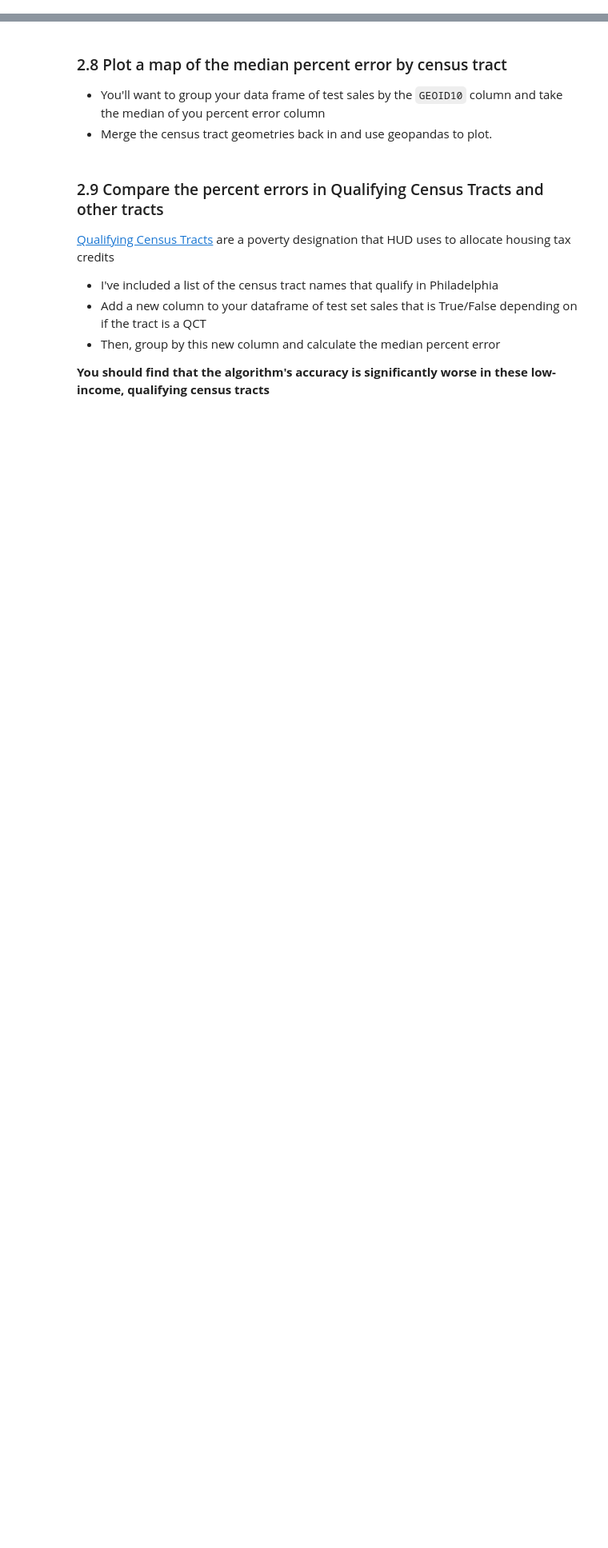
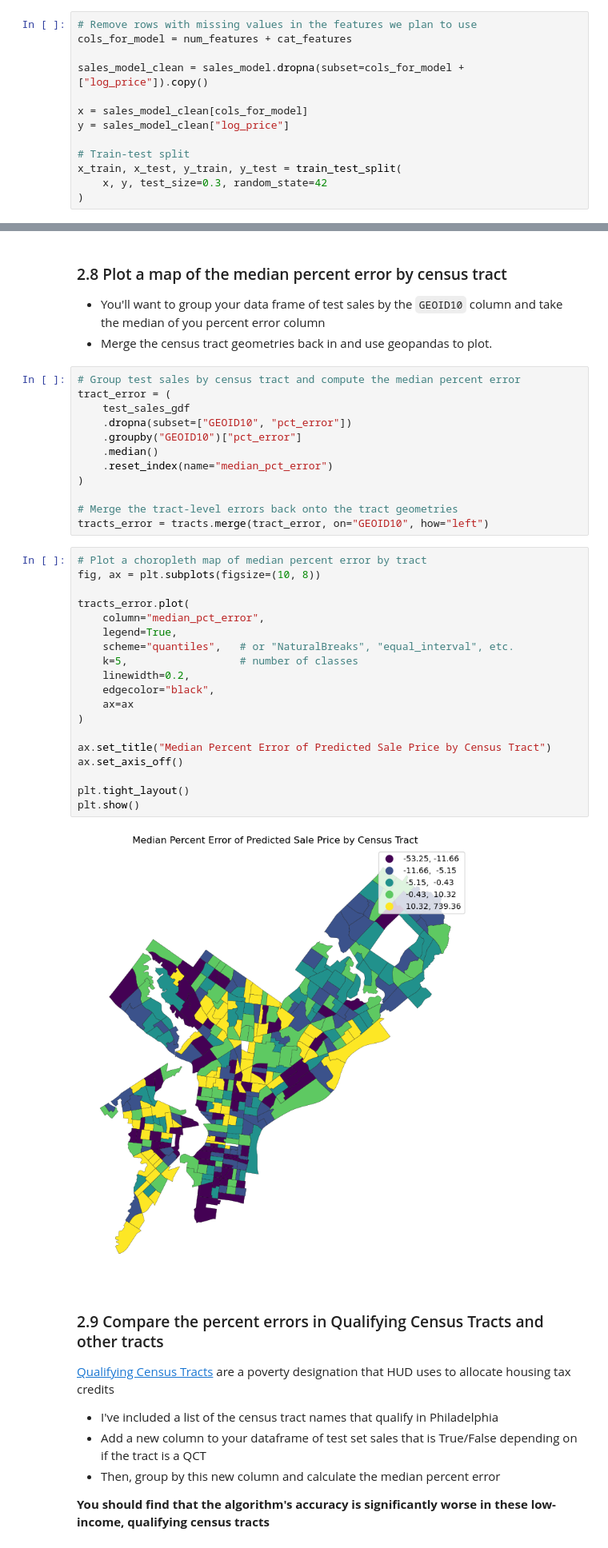
Before and after one commit to LingxuanGao/MUSA-5500-Geospatial-Data-Science-Python, a Jupyter notebook: assignment-6/assignment-6.ipynb, the cells around one changed output, grey strips where cells are left out. Shown at 80% size. Saved outputs shown, nothing was run; the diff lists cells and outputs as text; blank space fills up the shorter version.

```diff
--- a/assignment-6/assignment-6.ipynb
+++ b/assignment-6/assignment-6.ipynb
@@ -89,0 +208,13 @@ In this step, you should follow the steps outlined in lecture to preprocess and
+# %%
+# Remove rows with missing values in the features we plan to use
+cols_for_model = num_features + cat_features
+
+sales_model_clean = sales_model.dropna(subset=cols_for_model + ["log_price"]).copy()
+
+x = sales_model_clean[cols_for_model]
+y = sales_model_clean["log_price"]
+
+# Train-test split
+x_train, x_test, y_train, y_test = train_test_split(
+    x, y, test_size=0.3, random_state=42
+)
@@ -109,6 +354,39 @@ Create a data frame that has the property geometries, census tract data, and per
 
 - You'll want to group your data frame of test sales by the `GEOID10` column and take the median of you percent error column
 - Merge the census tract geometries back in and use geopandas to plot.
+# %%
+# Group test sales by census tract and compute the median percent error
+tract_error = (
+    test_sales_gdf
+    .dropna(subset=["GEOID10", "pct_error"])
+    .groupby("GEOID10")["pct_error"]
+    .median()
+    .reset_index(name="median_pct_error")
+)
+
+# Merge the tract-level errors back onto the tract geometries
+tracts_error = tracts.merge(tract_error, on="GEOID10", how="left")
+# %%
+# Plot a choropleth map of median percent error by tract
+fig, ax = plt.subplots(figsize=(10, 8))
+
+tracts_error.plot(
+    column="median_pct_error",
+    legend=True,
+    scheme="quantiles",   # or "NaturalBreaks", "equal_interval", etc.
+    k=5,                  # number of classes
+    linewidth=0.2,
+    edgecolor="black",
+    ax=ax
+)
+
+ax.set_title("Median Percent Error of Predicted Sale Price by Census Tract")
+ax.set_axis_off()
+
+plt.tight_layout()
+plt.show()
+# %% [output]
+[figure, added]
 # %% [markdown]
 ### 2.9 Compare the percent errors in Qualifying Census Tracts and other tracts
 
```
Also changed, not shown: parts of 9 cells of this notebook.
